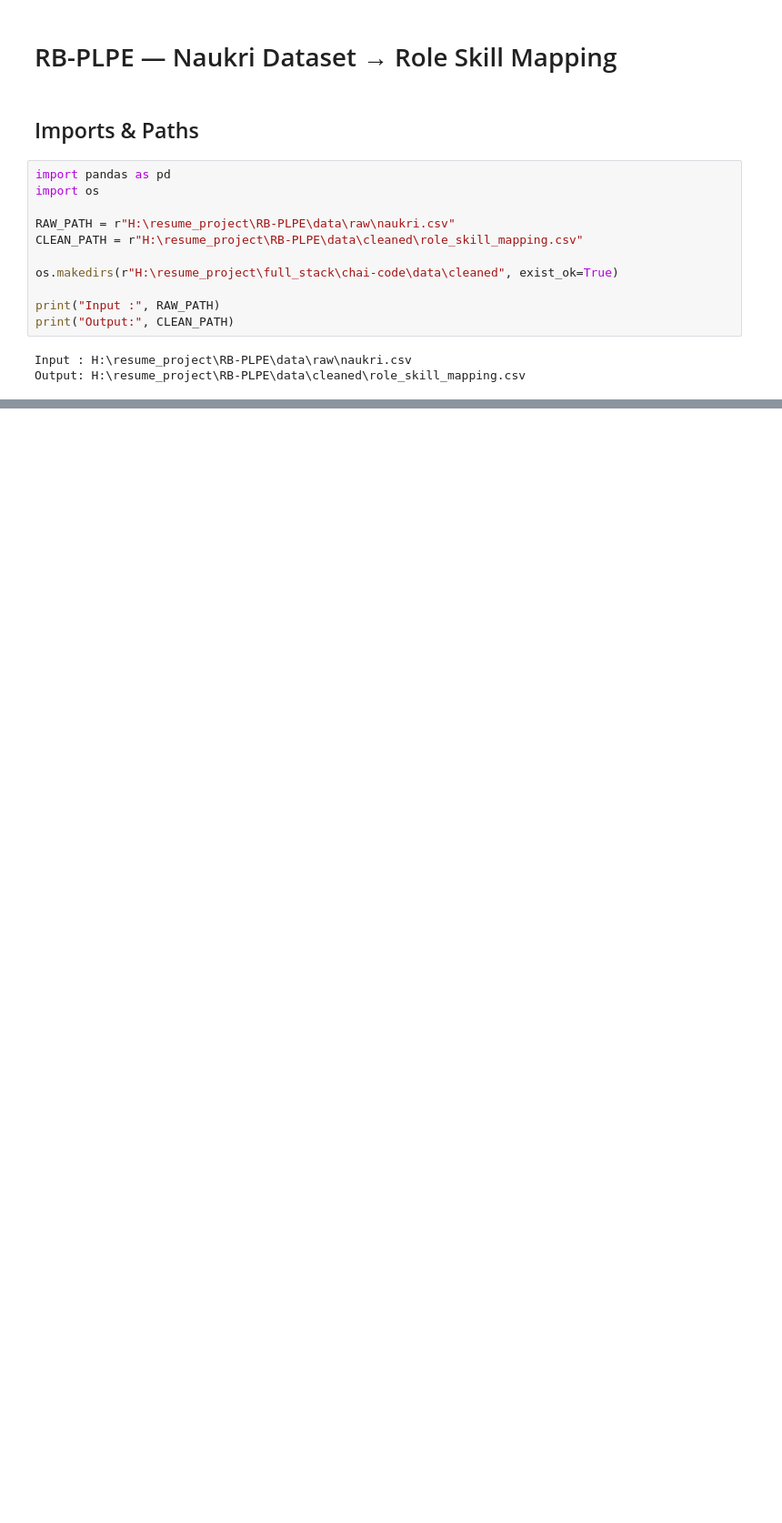
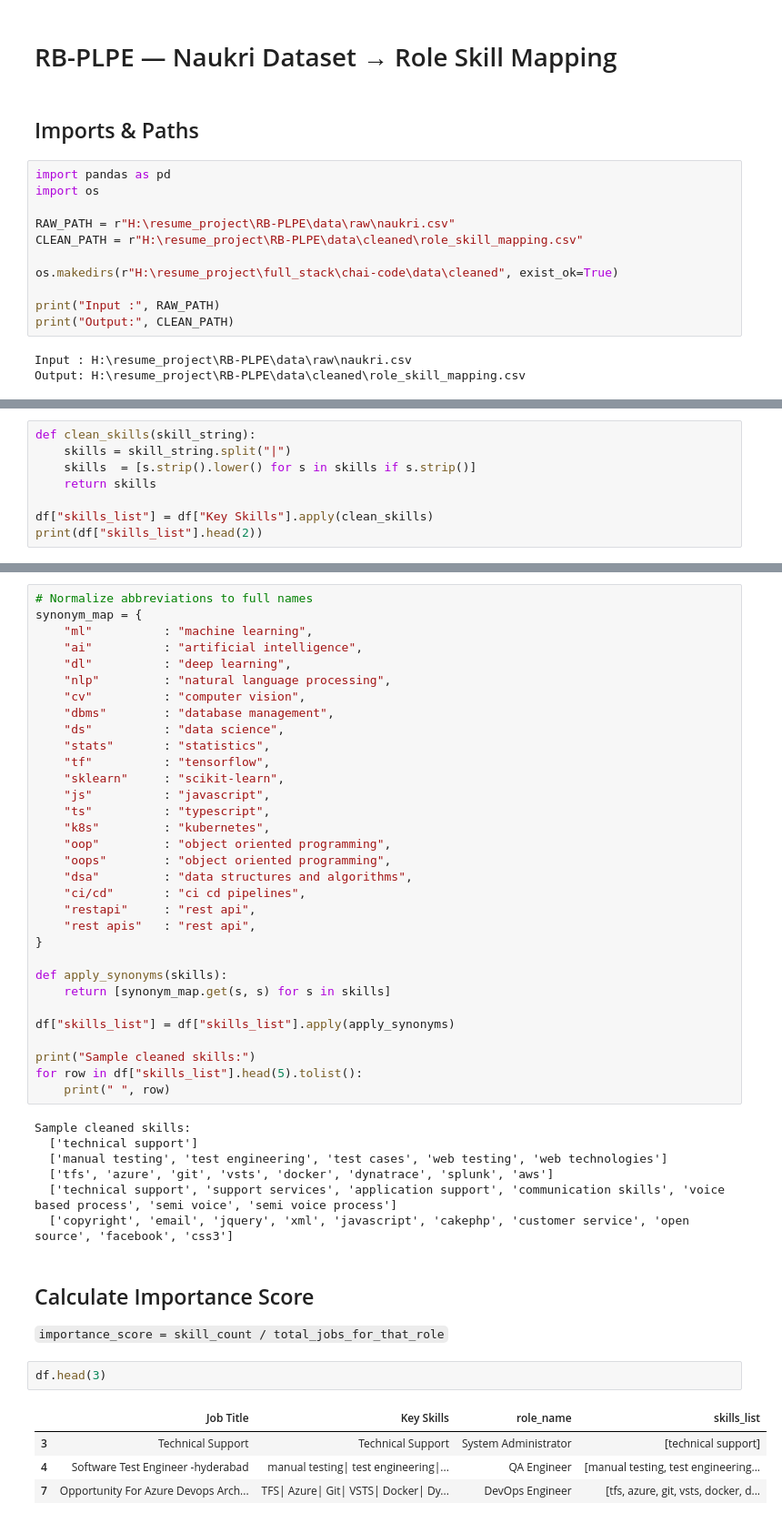
Before and after one commit to hamant-jagwan/Role_Based_Personalized_Learning_Pathway_Engine, a Jupyter notebook: notebooks/naukri_to_role_skill_mapping.ipynb, the cells around one changed output, grey strips where cells are left out. Shown at 91% size. Cells and saved outputs as stored; diff of their text form; blank space fills up the shorter version.

```diff
--- a/notebooks/naukri_to_role_skill_mapping.ipynb
+++ b/notebooks/naukri_to_role_skill_mapping.ipynb
@@ -54,0 +256,8 @@ Sample Key Skills:
+# %%
+def clean_skills(skill_string):
+    skills = skill_string.split("|")
+    skills  = [s.strip().lower() for s in skills if s.strip()]
+    return skills
+
+df["skills_list"] = df["Key Skills"].apply(clean_skills)
+print(df["skills_list"].head(2))
@@ -54,0 +268,49 @@ Sample Key Skills:
+# %%
+# Normalize abbreviations to full names
+synonym_map = {
+    "ml"          : "machine learning",
+    "ai"          : "artificial intelligence",
+    "dl"          : "deep learning",
+    "nlp"         : "natural language processing",
+    "cv"          : "computer vision",
+    "dbms"        : "database management",
+    "ds"          : "data science",
+    "stats"       : "statistics",
+    "tf"          : "tensorflow",
+    "sklearn"     : "scikit-learn",
+    "js"          : "javascript",
+    "ts"          : "typescript",
+    "k8s"         : "kubernetes",
+    "oop"         : "object oriented programming",
+    "oops"        : "object oriented programming",
+    "dsa"         : "data structures and algorithms",
+    "ci/cd"       : "ci cd pipelines",
+    "restapi"     : "rest api",
+    "rest apis"   : "rest api",
+}
+
+def apply_synonyms(skills):
+    return [synonym_map.get(s, s) for s in skills]
+
+df["skills_list"] = df["skills_list"].apply(apply_synonyms)
+
+print("Sample cleaned skills:")
+for row in df["skills_list"].head(5).tolist():
+    print(" ", row)
+# %% [output]
+Sample cleaned skills:
+  ['technical support']
+  ['manual testing', 'test engineering', 'test cases', 'web testing', 'web technologies']
+  ['tfs', 'azure', 'git', 'vsts', 'docker', 'dynatrace', 'splunk', 'aws']
+  ['technical support', 'support services', 'application support', 'communication skills', 'voice based process', 'semi voice', 'semi voice process']
+  ['copyright', 'email', 'jquery', 'xml', 'javascript', 'cakephp', 'customer service', 'open source', 'facebook', 'css3']
+# %% [markdown]
+## Calculate Importance Score
+`importance_score = skill_count / total_jobs_for_that_role`
+# %%
+df.head(3)
+# %% [output]
+|  | Job Title | Key Skills | role_name | skills_list |
+| 3 | Technical Support | Technical Support | System Administrator | [technical support] |
+| 4 | Software Test Engineer -hyderabad | manual testing| test engineering|... | QA Engineer | [manual testing, test engineering... |
+| 7 | Opportunity For Azure Devops Arch... | TFS| Azure| Git| VSTS| Docker| Dy... | DevOps Engineer | [tfs, azure, git, vsts, docker, d... |
```
Also changed, not shown: parts of 23 cells of this notebook, 1 other file.
